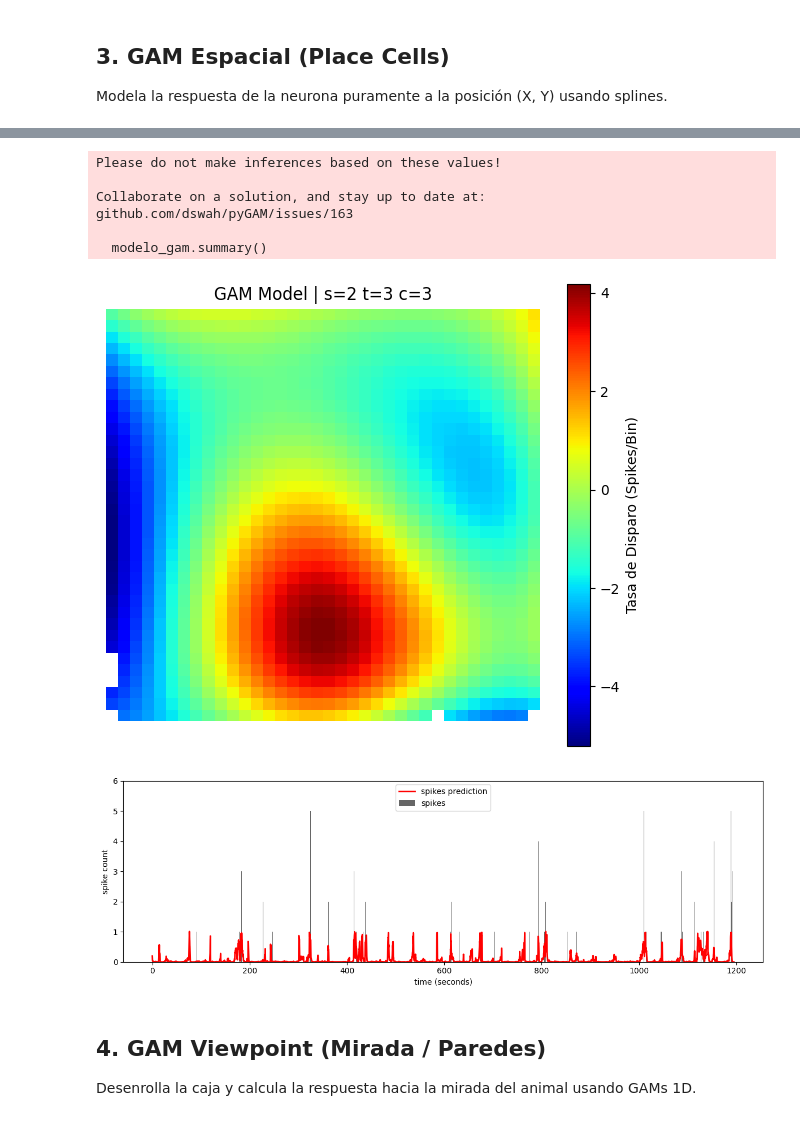
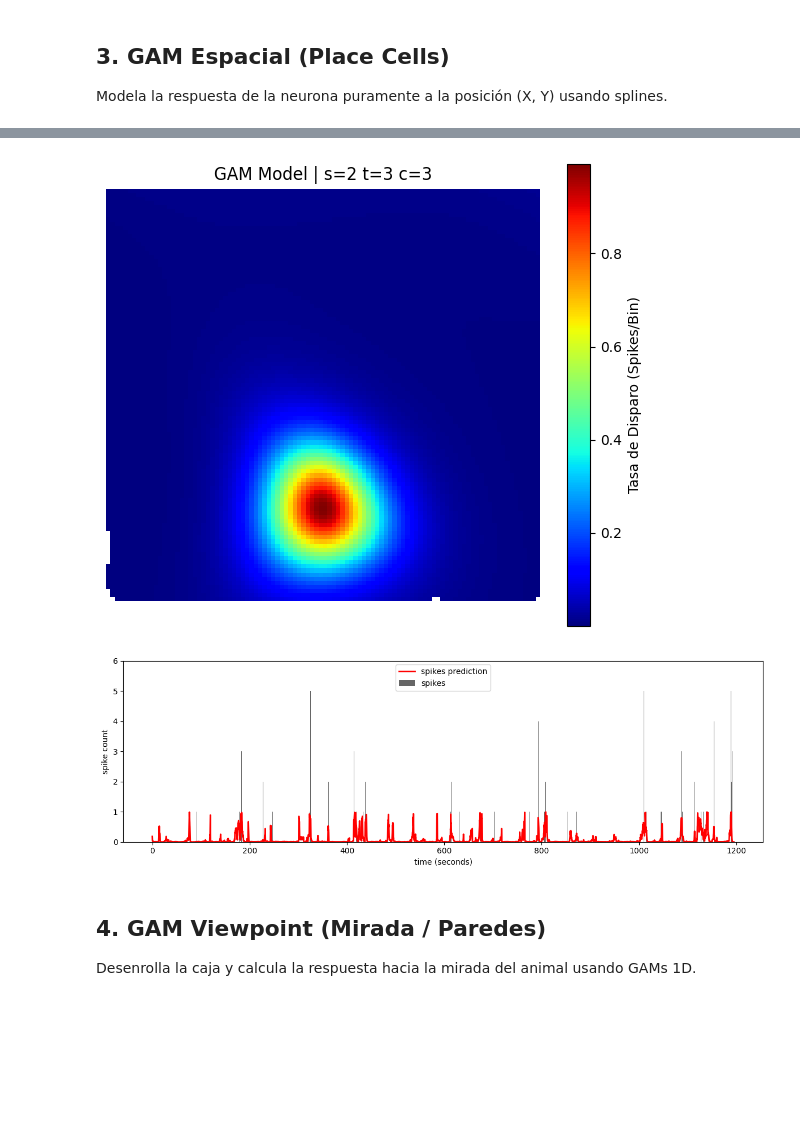
Before and after one commit to tomasroko1/Octodon-Degus, a Jupyter notebook: playground.ipynb, the cells around one changed output, grey strips where cells are left out. Cells and saved outputs as stored; diff of their text form; code cells hidden in the pictures; blank space fills up the shorter version.

Commit message:
cross-v y comparativa de modelos

```diff
--- a/playground.ipynb
+++ b/playground.ipynb
@@ -56,8 +57,8 @@ Modela la respuesta de la neurona puramente a la posición (X, Y) usando splines
 sesion, tetrodo, neurona = 2, 3, 3
 bin_size = 0.1
 
-splines_pos = 5
-lam = 0.001
+splines_pos = 9
+lam = 0.5
 
 # Obtenemos el modelo (lo entrena si es la primera vez o lo carga de caché)
 
@@ -83,15 +84,9 @@ Number of Samples:                        11952 AIC:
 ... (12 lines left out)
          known smoothing parameters, but when smoothing parameters have been estimated, the p-values
          are typically lower than they should be, meaning that the tests reject the null too readily.
 
 --- GRAFICANDO GAM ---
-Please do not make inferences based on these values!
-
-Collaborate on a solution, and stay up to date at:
-github.com/dswah/pyGAM/issues/163
-
-  modelo_gam.summary()
-[figure, old version]
+[figure, new version]
 [figure]
 # %% [markdown]
 ## 4. GAM Viewpoint (Mirada / Paredes)
```
Also changed, not shown: parts of 3 cells of this notebook, 19 other files.
